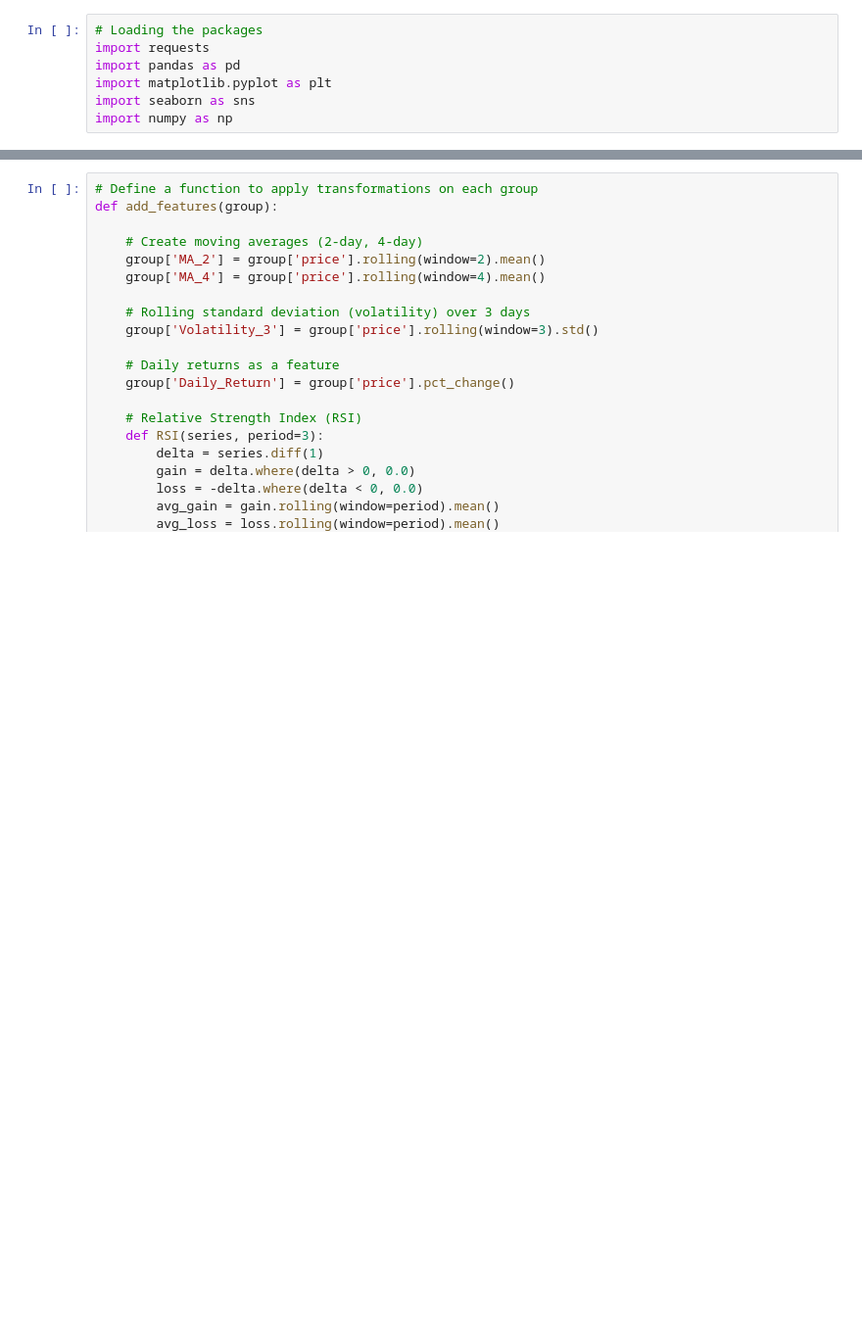
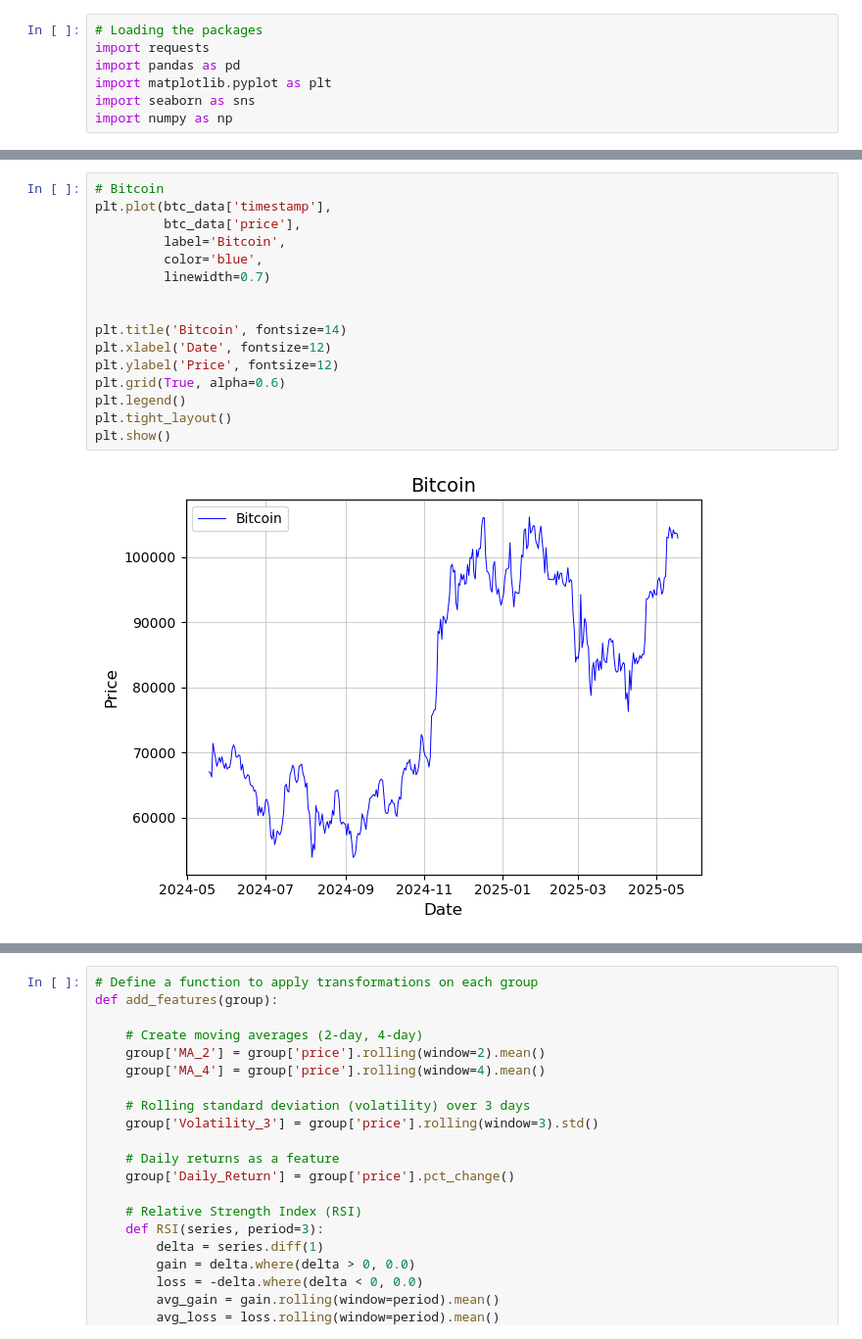
Before and after one commit to isg-data/crypto_wanga, a Jupyter notebook: main_pred.ipynb, the cells around one changed output, grey strips where cells are left out. Shown: that part at 98% size. Cells and saved outputs as stored; diff of their text form; blank space fills up the shorter version.

```diff
--- a/main_pred.ipynb
+++ b/main_pred.ipynb
@@ -107,3 +157,21 @@ print(eth_data)
+# %%
+# Bitcoin
+plt.plot(btc_data['timestamp'],
+         btc_data['price'],
+         label='Bitcoin',
+         color='blue',
+         linewidth=0.7)
+
+
+plt.title('Bitcoin', fontsize=14)
+plt.xlabel('Date', fontsize=12)
+plt.ylabel('Price', fontsize=12)
+plt.grid(True, alpha=0.6)
+plt.legend()
+plt.tight_layout()
+plt.show()
+# %% [output]
+[figure, added]
 # %%
 # Ethereum
 plt.plot(eth_data['timestamp'],
```
Also changed, not shown: parts of 11 cells of this notebook.
